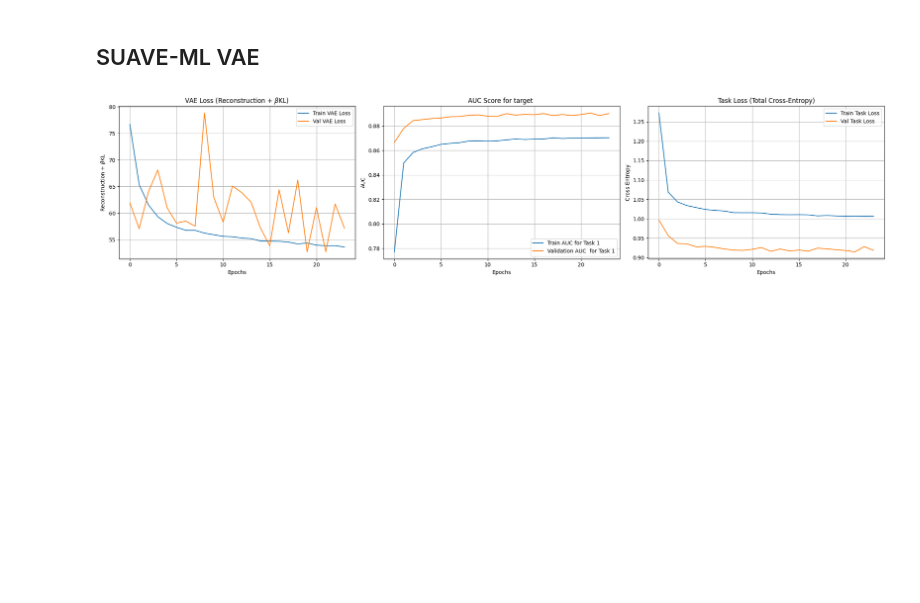
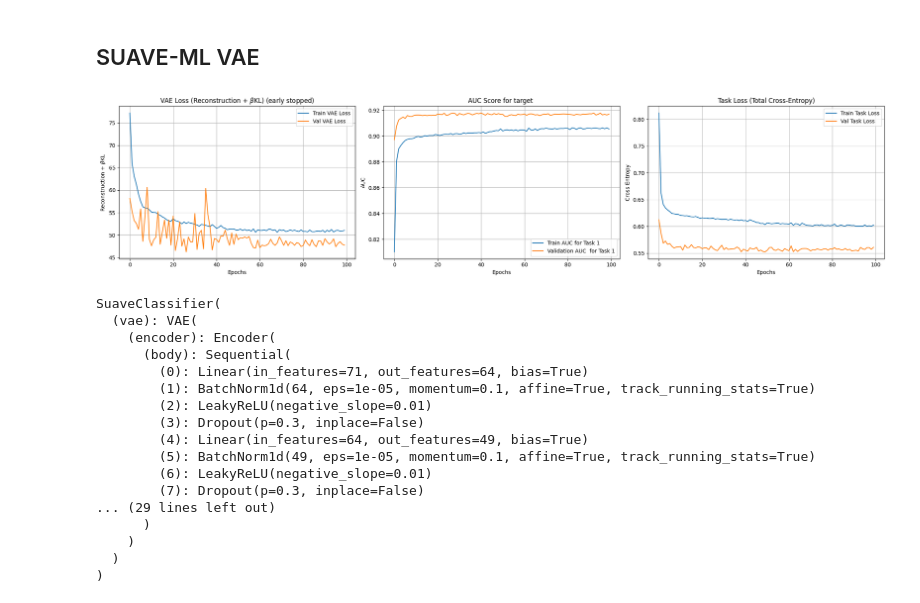
Before and after one commit to Bilg4me/Advanced-ML-Project, a Jupyter notebook: code/VAE.ipynb, the cells around one changed output. Saved outputs shown, nothing was run; the diff lists cells and outputs as text; code cells hidden in the pictures; blank space fills up the shorter version.

Commit message:
SUAVE-ML VAE Training + Benchmark

```diff
--- a/code/VAE.ipynb
+++ b/code/VAE.ipynb
@@ -129,33 +193,3 @@ from torch.utils.data import Dataset, DataLoader, random_split
-# %%
-def data_preprocess(symbol, data):
-
-    # Filter data for the selected symbol
-    df = data[data['symbol_id'] == symbol]
-    # Create lags
-    for lag in [1, 2, 3]:
-        df[f'responder_6_lag{lag}'] = df['responder_6'].shift(lag)
-
-    # Drop rows with NaN
-    df.dropna(subset=[f'responder_6_lag{lag}' for lag in [1, 2, 3]], inplace=True)
-
-    # Handling missing values
-    # if more than 50% of the values in a column are missing, drop the column
-    missing_values = df.isnull().mean()
-    missing_values = missing_values[missing_values > 0.5]
-    df.drop(columns=missing_values.index, inplace=True)
-    # if less than 50% of the values in a column are missing, fill the missing values with the previous value and the next value
-    df.fillna(method='ffill', inplace=True)
-    df.fillna(method='bfill', inplace=True)
-
-    # Once all NaN are filled, drop the columns that have a standard deviation of 0 to prevent division by zero during scaling
-
-    exclude_cols = ['symbol_id','date_id', 'time_id'] + [f'responder_{i}' for i in range(9) if i != 6]
-    df.drop(columns=exclude_cols, inplace=True)
-    std = df.std()
-    exclude_cols = std[std == 0].index
-    df.drop(columns=exclude_cols, inplace=True)
-
-    return df
 # %%
 # Create class KaggleDataset which is a child of Dataset class from torch.util.data
 
@@ -600,11 +665,16 @@ MSE with Autoencoder: 0.31443125009536743
 # %% [markdown]
 ## SUAVE-ML VAE
+# %%
+X,y = data_preprocess(full_data.copy(), symbol=0)
 # %%
 from suave import SuaveClassifier
 
 # Preparing data for SuaveClassifier
-# transforming the target variable into a 5 bins classification problem
-Y = pd.concat([y, pd.qcut(y, 5, labels=False)], axis=1, keys=['responder_6', 'target'])
+# transforming the target variable into a 3 bins classification problem
+Y = pd.concat([y, pd.qcut(y, 3, labels=False)], axis=1, keys=['responder_6', 'target'])
 target = pd.DataFrame(Y['target'])
 # Splitting the data into training and testing sets
 X_train, X_test, Y_train, Y_test = train_test_split(X, target, test_size=0.2, shuffle=False)
+# convert the data into dataframes
+Y_train = pd.DataFrame(Y_train, columns=['target'])
+Y_test = pd.DataFrame(Y_test, columns=['target'])
@@ -615,12 +681,29 @@ Y_test = pd.DataFrame(Y_test, columns=['target'])
 # %%
 
 # Instantiate the model
-model = SuaveClassifier(input_dim=X_train.shape[1],             # Input feature dimension
+suave_model = SuaveClassifier(input_dim=X_train.shape[1],             # Input feature dimension
                         task_classes=[len(Y_train['target'].unique())],   # Number of binary classification tasks
-                        latent_dim=input_dim//2                 # Latent dimension
+                        latent_dim=X_train.shape[1]//2                 # Latent dimension
                         )
 
 # Fit the model on training data
-model.fit(X_train, Y_train, epochs=100, animate_monitor=True, verbose=1)
+suave_model.fit(X_train, Y_train, epochs=100, animate_monitor=True, verbose=1)
 # %% [output]
-[figure, old version]
+[figure, new version]
+SuaveClassifier(
+  (vae): VAE(
+    (encoder): Encoder(
+      (body): Sequential(
+        (0): Linear(in_features=71, out_features=64, bias=True)
+        (1): BatchNorm1d(64, eps=1e-05, momentum=0.1, affine=True, track_running_stats=True)
+        (2): LeakyReLU(negative_slope=0.01)
+        (3): Dropout(p=0.3, inplace=False)
+        (4): Linear(in_features=64, out_features=49, bias=True)
+        (5): BatchNorm1d(49, eps=1e-05, momentum=0.1, affine=True, track_running_stats=True)
+        (6): LeakyReLU(negative_slope=0.01)
+        (7): Dropout(p=0.3, inplace=False)
+... (29 lines left out)
+      )
+    )
+  )
+)
```
Also changed, not shown: parts of 22 cells of this notebook, 7 other files.
